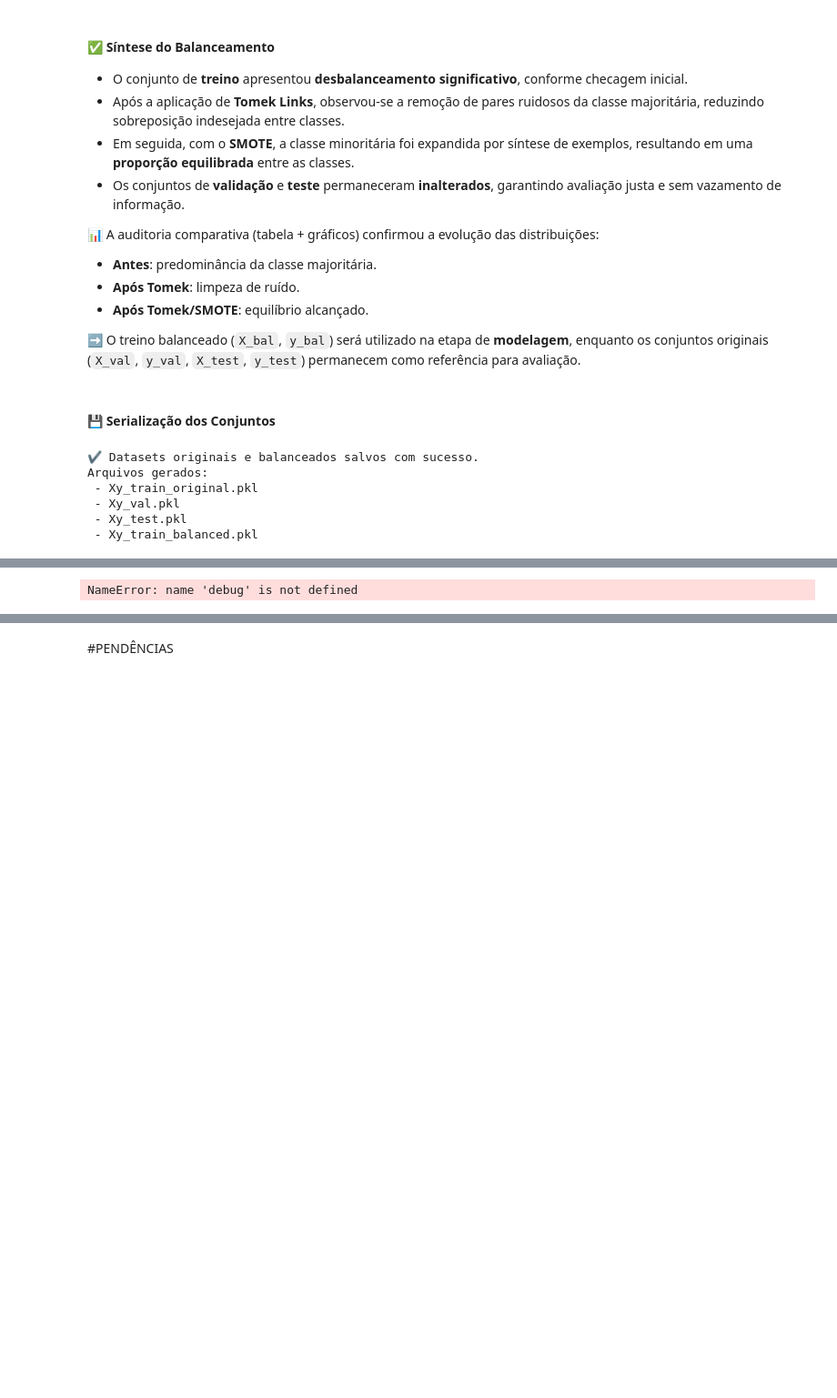
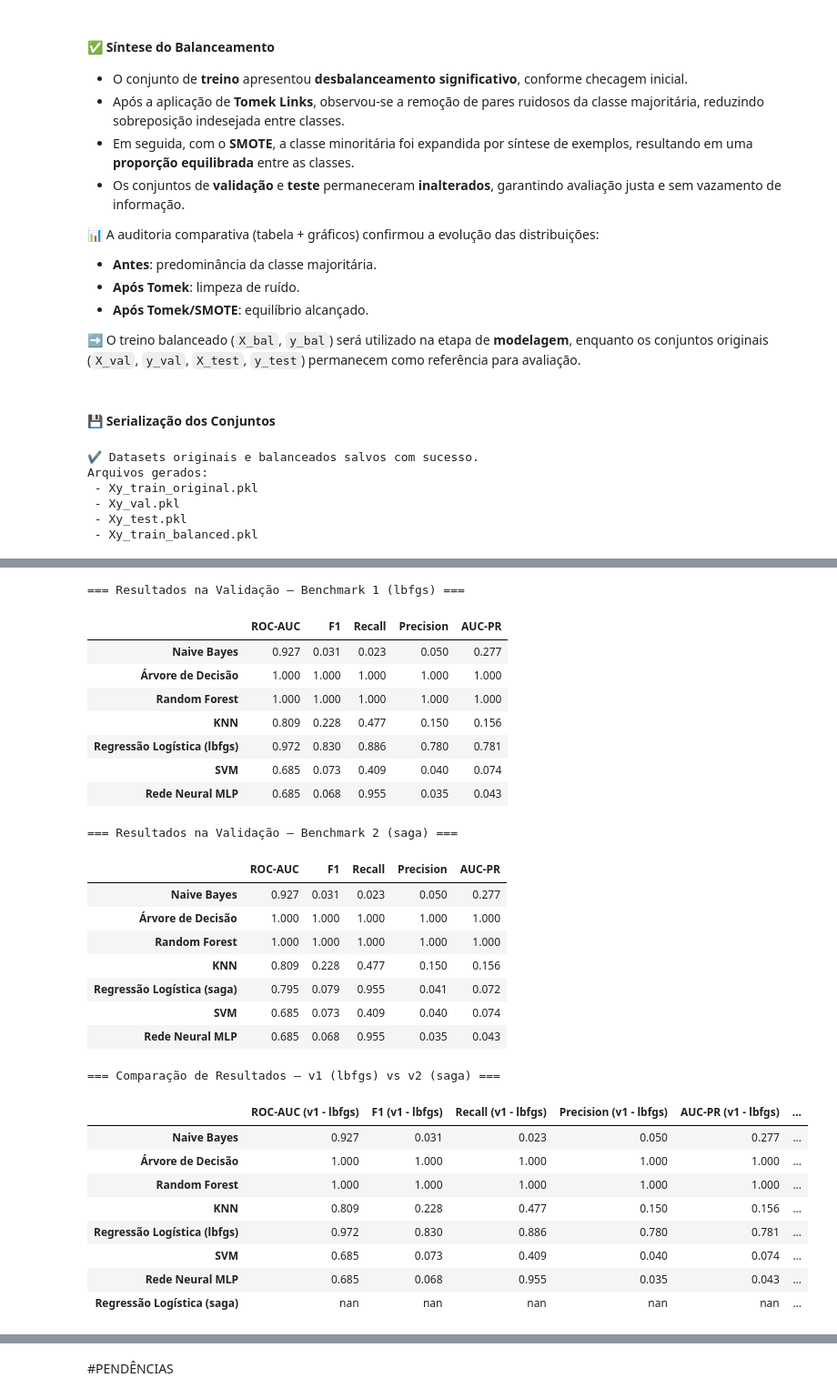
Before and after one commit to Cristie-Lima/e-SUS_Sinan_Mpox_ML-Workflow, a Jupyter notebook: cristie_mod6_proj_final_parte_2.ipynb, the cells around one changed output, grey strips where cells are left out. Shown at 91% size. Cells and saved outputs as stored; diff of their text form; code cells hidden in the pictures; blank space fills up the shorter version.

```diff
--- a/cristie_mod6_proj_final_parte_2.ipynb
+++ b/cristie_mod6_proj_final_parte_2.ipynb
@@ -3532,17 +3415,0 @@ def avaliar_modelo(modelo, X_train, y_train, X_test, y_test):
-# %%
-# Execução em laço dos modelos de classificação
-#import pandas as pd
-
-resultados = []
-
-for nome, modelo in modelos.items():
-    res = avaliar_modelo(modelo, X_train, y_train, X_test, y_test)
-    res["Modelo"] = nome
-    resultados.append(res)
-
-df_resultados = pd.DataFrame(resultados).set_index("Modelo")
-
-print("✔️ Avaliação concluída para todos os modelos.")
-display(df_resultados.round(3))
-# %% [output]
-NameError: name 'debug' is not defined
@@ -3573,0 +3416,54 @@ plt.show()
+# %%
+#### 📊 Visualização formatada dos Resultados
+# usa pandas.style para destacar os melhores valores em verde
+# exibe df_resultados_v1, df_resultados_v2, df_comparacao
+
+
+def formatar_df(df):
+    # Garante a ordem das colunas
+    colunas_ordem = ["ROC-AUC", "F1", "Recall", "Precision", "AUC-PR"]
+    cols = [c for c in colunas_ordem if c in df.columns]  # filtra apenas as existentes
+    df = df[cols]
+    return (df.style
+              .background_gradient(cmap="Greens", axis=0)  # cor por coluna
+              .format(precision=3)
+              .set_table_styles([{"selector": "th", "props": [("text-align", "center")]}])
+              .set_properties(**{"text-align": "center"}))
+
+print("=== Resultados na Validação — Benchmark 1 (lbfgs) ===")
+display(formatar_df(df_resultados_v1))
+
+print("\n=== Resultados na Validação — Benchmark 2 (saga) ===")
+display(formatar_df(df_resultados_v2))
+
+print("\n=== Comparação de Resultados — v1 (lbfgs) vs v2 (saga) ===")
+display(df_comparacao.style.background_gradient(cmap="Blues", axis=0).format(precision=3))
+# %% [output]
+=== Resultados na Validação — Benchmark 1 (lbfgs) ===
+|  | ROC-AUC | F1 | Recall | Precision | AUC-PR |
+| Naive Bayes | 0.927 | 0.031 | 0.023 | 0.050 | 0.277 |
+| Árvore de Decisão | 1.000 | 1.000 | 1.000 | 1.000 | 1.000 |
+| Random Forest | 1.000 | 1.000 | 1.000 | 1.000 | 1.000 |
+| KNN | 0.809 | 0.228 | 0.477 | 0.150 | 0.156 |
+| Regressão Logística (lbfgs) | 0.972 | 0.830 | 0.886 | 0.780 | 0.781 |
+| SVM | 0.685 | 0.073 | 0.409 | 0.040 | 0.074 |
+| Rede Neural MLP | 0.685 | 0.068 | 0.955 | 0.035 | 0.043 |
+=== Resultados na Validação — Benchmark 2 (saga) ===
+|  | ROC-AUC | F1 | Recall | Precision | AUC-PR |
+| Naive Bayes | 0.927 | 0.031 | 0.023 | 0.050 | 0.277 |
+| Árvore de Decisão | 1.000 | 1.000 | 1.000 | 1.000 | 1.000 |
+| Random Forest | 1.000 | 1.000 | 1.000 | 1.000 | 1.000 |
+| KNN | 0.809 | 0.228 | 0.477 | 0.150 | 0.156 |
+| Regressão Logística (saga) | 0.795 | 0.079 | 0.955 | 0.041 | 0.072 |
+| SVM | 0.685 | 0.073 | 0.409 | 0.040 | 0.074 |
+| Rede Neural MLP | 0.685 | 0.068 | 0.955 | 0.035 | 0.043 |
+=== Comparação de Resultados — v1 (lbfgs) vs v2 (saga) ===
+|  | ROC-AUC (v1 - lbfgs) | F1 (v1 - lbfgs) | Recall (v1 - lbfgs) | Precision (v1 - lbfgs) | AUC-PR (v1 - lbfgs) | ... |
+| Naive Bayes | 0.927 | 0.031 | 0.023 | 0.050 | 0.277 | ... |
+| Árvore de Decisão | 1.000 | 1.000 | 1.000 | 1.000 | 1.000 | ... |
+| Random Forest | 1.000 | 1.000 | 1.000 | 1.000 | 1.000 | ... |
+| KNN | 0.809 | 0.228 | 0.477 | 0.150 | 0.156 | ... |
+| Regressão Logística (lbfgs) | 0.972 | 0.830 | 0.886 | 0.780 | 0.781 | ... |
+| SVM | 0.685 | 0.073 | 0.409 | 0.040 | 0.074 | ... |
+| Rede Neural MLP | 0.685 | 0.068 | 0.955 | 0.035 | 0.043 | ... |
+| Regressão Logística (saga) | nan | nan | nan | nan | nan | ... |
```
Also changed, not shown: parts of 26 cells of this notebook.
